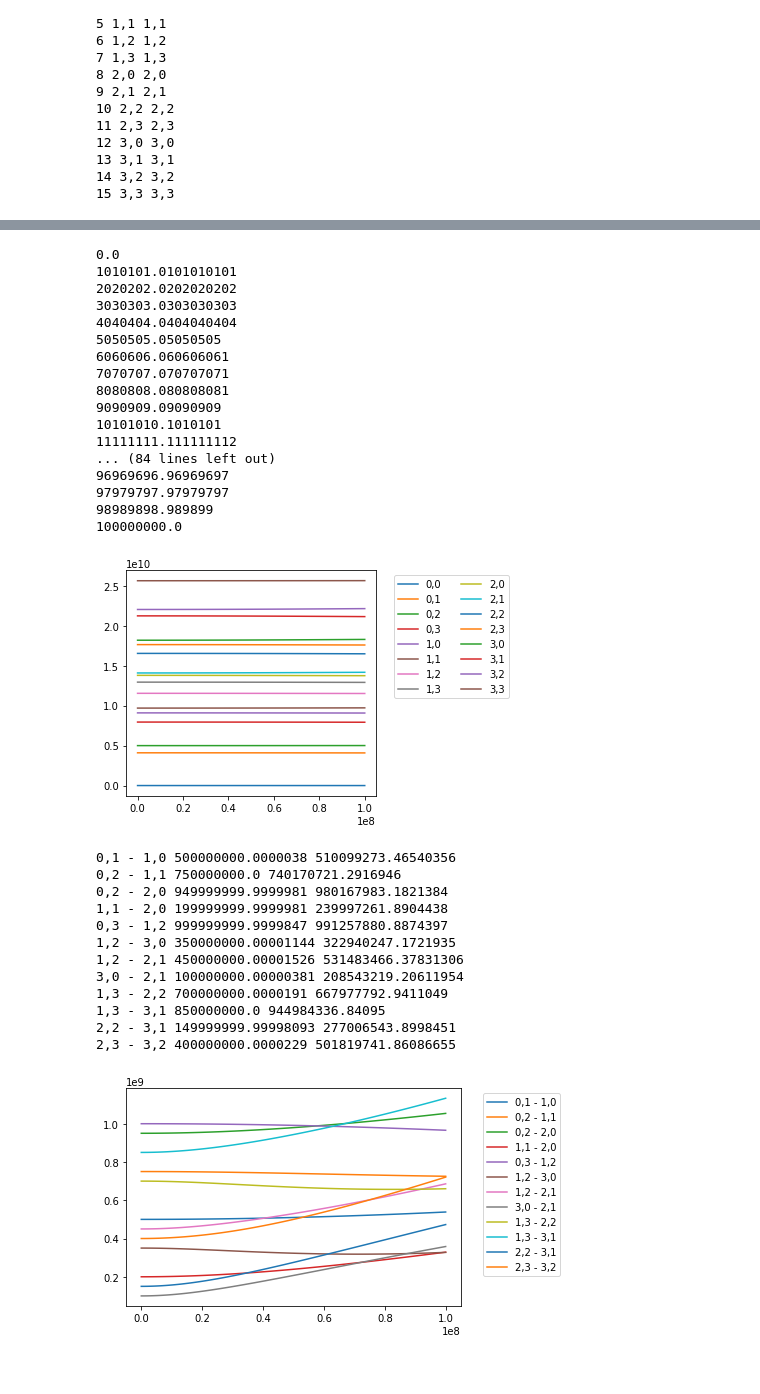
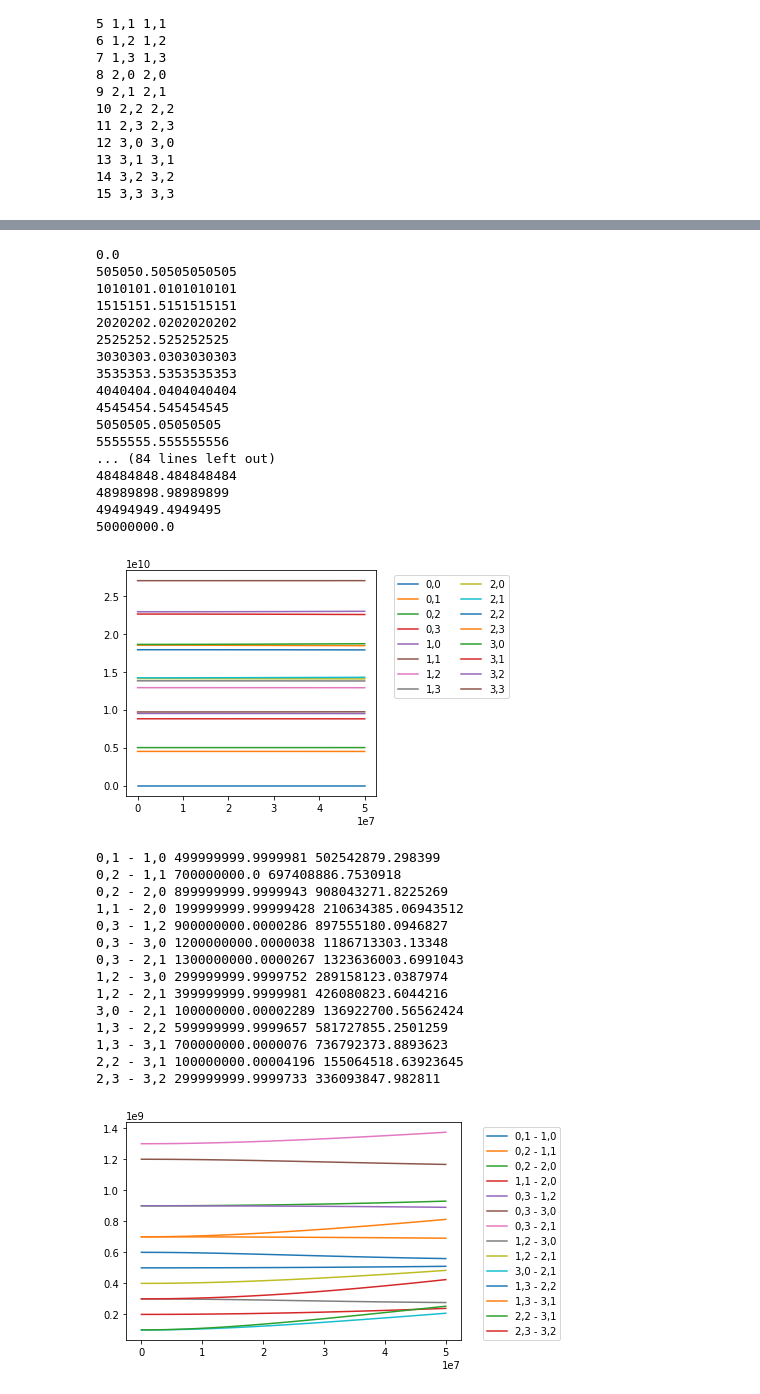
Before and after one commit to alex-simm/c3, a Jupyter notebook: two_transmons_energies.ipynb, the cells around one changed output, grey strips where cells are left out. Cells and saved outputs as stored; diff of their text form; code cells hidden in the pictures.

```diff
--- a/two_transmons_energies.ipynb
+++ b/two_transmons_energies.ipynb
@@ -45,8 +45,8 @@ else:
 =========== WARNING: no output directory specified ============
 # %%
 qubit_levels = [4, 4]
-qubit_frequencies = [5e9, 4.1e9]
-anharmonicities = [-300e6, -250e6]
+qubit_frequencies = [5e9, 4.5e9]
+anharmonicities = [-300e6, -200e6]
 t1s = [25e-6, 25e-6]
 t2stars = [35e-6, 35e-6]
 qubit_temps = [50e-3, 50e-3]
@@ -191,7 +187,7 @@ def getEnergies(couplingStrength: float) -> np.array:
     evals,evecs = scipy.linalg.eig(H)
     return evals.real / (2 * np.pi)
 # %%
-couplings = np.linspace(0, 100e6, 100)
+couplings = np.linspace(0, 50e6, 100)
 #allEnergies = getEnergies(couplings[0])
 #allEnergies = np.reshape(allEnergies, (25,1))
 allEnergies = np.empty(shape=(16,0))
@@ -202,22 +198,22 @@ for coupling in couplings:
     allEnergies = np.append(allEnergies, np.reshape(energies, (16,1)), axis=1)
 # %% [output]
 0.0
+505050.50505050505
 1010101.0101010101
+1515151.5151515151
 2020202.0202020202
+2525252.525252525
 3030303.0303030303
+3535353.5353535353
 4040404.0404040404
+4545454.545454545
 5050505.05050505
-6060606.060606061
-7070707.070707071
-8080808.080808081
-9090909.09090909
-10101010.1010101
-11111111.111111112
+5555555.555555556
 ... (84 lines left out)
-96969696.96969697
-97979797.97979797
-98989898.989899
-100000000.0
+48484848.484848484
+48989898.98989899
+49494949.4949495
+50000000.0
 # %%
 plt.figure()
 y = allEnergies.T
@@ -233,33 +229,35 @@ plt.tight_layout()
 #plt.savefig('energies-couplings.svg')
 plt.show()
 # %% [output]
-[figure, old version]
+[figure, new version]
 # %%
 #selectedTransitions = [1, 26, 72, 133] #[1, 26, 49, 94, 112, 184] #[67, 101]#1, 17, 31, 58
 selectedTransitions = list(range(len(transitionStateIndices)))
 
 plt.figure()
 for t in selectedTransitions:
     index = transitionStateIndices[t]
     data1 = allEnergies[index[0]]
     data2 = allEnergies[index[1]]
     diff = data2 - data1
-    if diff[0] < 1.2e9:
+    if diff[0] < 2e9:
         plt.plot(couplings, diff, label=transitionLabels[t])
         print(transitionLabels[t], diff[0], diff[int(len(diff)/2)])
 plt.legend(bbox_to_anchor=(1.05, 1.0), loc="upper left")
 plt.show()
 # %% [output]
-0,1 - 1,0 500000000.0000038 510099273.46540356
-0,2 - 1,1 750000000.0 740170721.2916946
-0,2 - 2,0 949999999.9999981 980167983.1821384
-1,1 - 2,0 199999999.9999981 239997261.8904438
-0,3 - 1,2 999999999.9999847 991257880.8874397
-1,2 - 3,0 350000000.00001144 322940247.1721935
-1,2 - 2,1 450000000.00001526 531483466.37831306
-3,0 - 2,1 100000000.00000381 208543219.20611954
-1,3 - 2,2 700000000.0000191 667977792.9411049
-1,3 - 3,1 850000000.0 944984336.84095
-2,2 - 3,1 149999999.99998093 277006543.8998451
-2,3 - 3,2 400000000.0000229 501819741.86086655
+0,1 - 1,0 499999999.9999981 502542879.298399
+0,2 - 1,1 700000000.0 697408886.7530918
+0,2 - 2,0 899999999.9999943 908043271.8225269
+1,1 - 2,0 199999999.99999428 210634385.06943512
+0,3 - 1,2 900000000.0000286 897555180.0946827
+0,3 - 3,0 1200000000.0000038 1186713303.13348
+0,3 - 2,1 1300000000.0000267 1323636003.6991043
+1,2 - 3,0 299999999.9999752 289158123.0387974
+1,2 - 2,1 399999999.9999981 426080823.6044216
+3,0 - 2,1 100000000.00002289 136922700.56562424
+1,3 - 2,2 599999999.9999657 581727855.2501259
+1,3 - 3,1 700000000.0000076 736792373.8893623
+2,2 - 3,1 100000000.00004196 155064518.63923645
+2,3 - 3,2 299999999.9999733 336093847.982811
-[figure, old version]
+[figure, new version]
```
Also changed, not shown: parts of 4 cells of this notebook, 3 other files.
